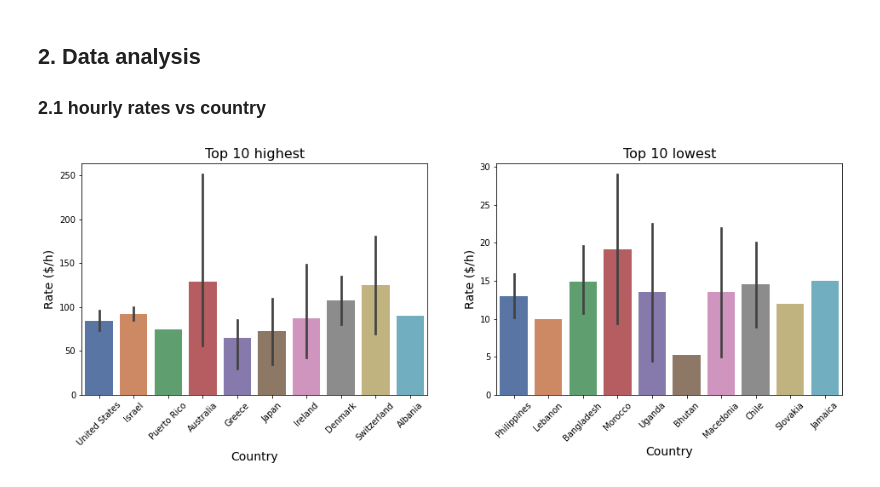
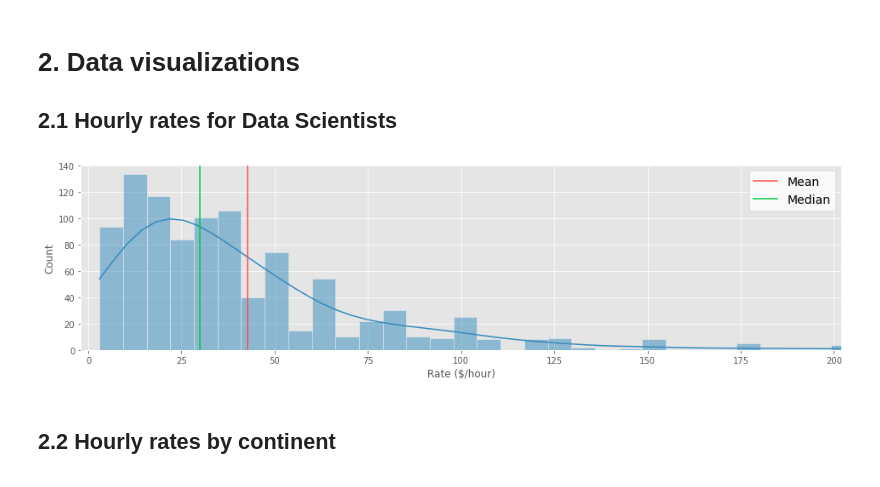
Before and after one commit to TK-Problem/Porfolio, a Jupyter notebook: Notebooks/DA_Upwork_Data_Science.ipynb, the cells around one changed output. Drawn from its saved outputs; the diff is of its cells as text; code cells hidden in the pictures.

```diff
--- a/Notebooks/DA_Upwork_Data_Science.ipynb
+++ b/Notebooks/DA_Upwork_Data_Science.ipynb
@@ -1,5 +1,6 @@
 # %%
 import pandas as pd
+import matplotlib.pyplot as plt
 import seaborn as sns
-import matplotlib.pyplot as plt
+plt.style.use('ggplot')
 # %% [markdown]
@@ -93,3 +102,9 @@ df[['Hourly_jobs', 'Fixed_price_jobs', 'Hours_worked']].sample(5)
 # %%
+# remove all spaces from badges string and make all cases lower
+df.Badges = df.Badges.apply(lambda x: x.replace(" ", "").lower() if isinstance(x, str) else x)
+# one-hot encode
 df_bages = df.Badges.str.get_dummies(sep=',')
-df_bages.head()
+# all available bages (column names)
+badges = df_bages.columns
+# merge one-hot-encoded features with DataFrame
+df = pd.concat([df, df_bages], axis=1)
@@ -114,0 +114,8 @@ df.head()
+# %%
+# get talents wich contains data science keyword
+df_ds = df.loc[df['datascience'] == 1, df.columns[:12]].copy()
+print(f"Total {df_ds.shape[0]} talents found.")
+# exclude talent with no logged hours worked
+df_ds = df_ds[(df_ds.Hours_worked!=0)].copy()
+print(f"{df_ds.shape[0]} talents with hours worked.")
+df_ds.head()
@@ -115,4 +131,5 @@ df.head()
 # %% [markdown]
-## 2. Data analysis
-
-### 2.1 hourly rates vs country
+<a name='2'></a>
+# 2.  Data visualizations
+<a name='2.1'></a>
+## 2.1 Hourly rates for Data Scientists
@@ -123,16 +136,21 @@ top_10_max = df.groupby('Country')['Rate'].median().sort_values().tail(10).index
-# %%
-f, axes = plt.subplots(1, 2, figsize=(16, 5))
-
-sns.barplot(x='Country', y='Rate', palette="deep", data=df.loc[df.Country.isin(top_10_max)], ax=axes[0])
-sns.barplot(x='Country', y='Rate', palette="deep", data=df.loc[df.Country.isin(top_10_min)], ax=axes[1])
-
-
-axes[0].set_title('Top 10 highest', fontsize=16)
-axes[1].set_title('Top 10 lowest', fontsize=16)
-
-for _ in range(2):
-    axes[_].set_ylabel('Rate ($/h)', fontsize=14)
-    axes[_].set_xlabel('Country', fontsize=14)
-    axes[_].set_xticklabels(axes[_].get_xticklabels(), rotation = 45)
-# %% [output]
-[figure, removed]
+# %%
+# visualize salary histogram
+fig, ax = plt.subplots(figsize=(16, 4))
+
+sns.histplot(df_ds['Rate'], ax=ax, kde=True)
+ax.set_xlabel('Rate ($/hour)')
+# manually add limits for x-axis to exclude outlier values
+ax.set_xlim(-2, 202)
+
+# calculate statistics and plot statistics
+ax.axvline(df_ds['Rate'].mean(), label='Mean', color='#ff4d4d')
+ax.axvline(df_ds['Rate'].median(), label='Median', color='#00cc44')
+
+legend = ax.legend(fontsize=14)
+frame = legend.get_frame()
+frame.set_facecolor('w');
+# %% [output]
+[figure, added]
+# %% [markdown]
+<a name='2.2'></a>
+## 2.2 Hourly rates by continent
```
Also changed, not shown: parts of 24 cells of this notebook, 1 other file.
